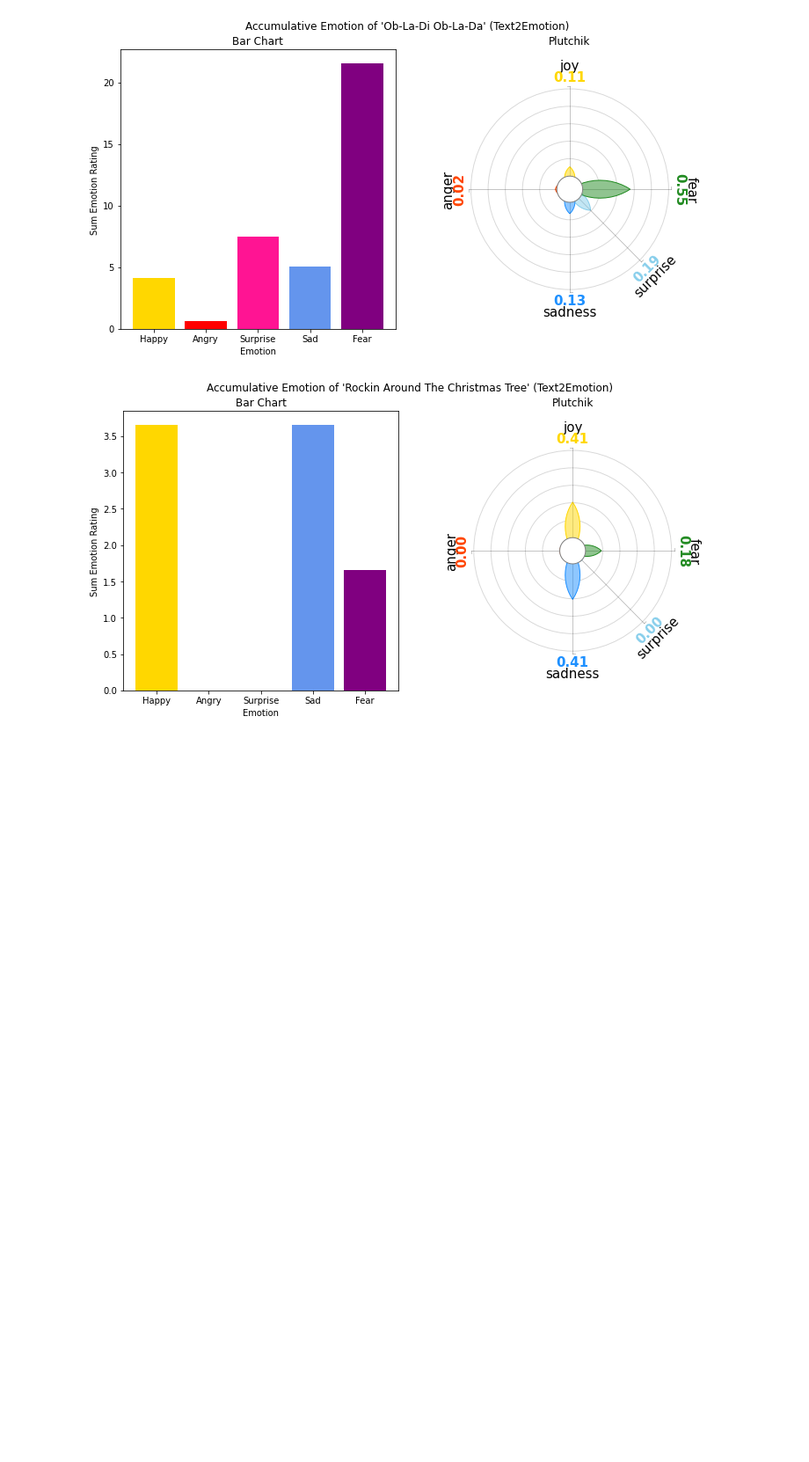
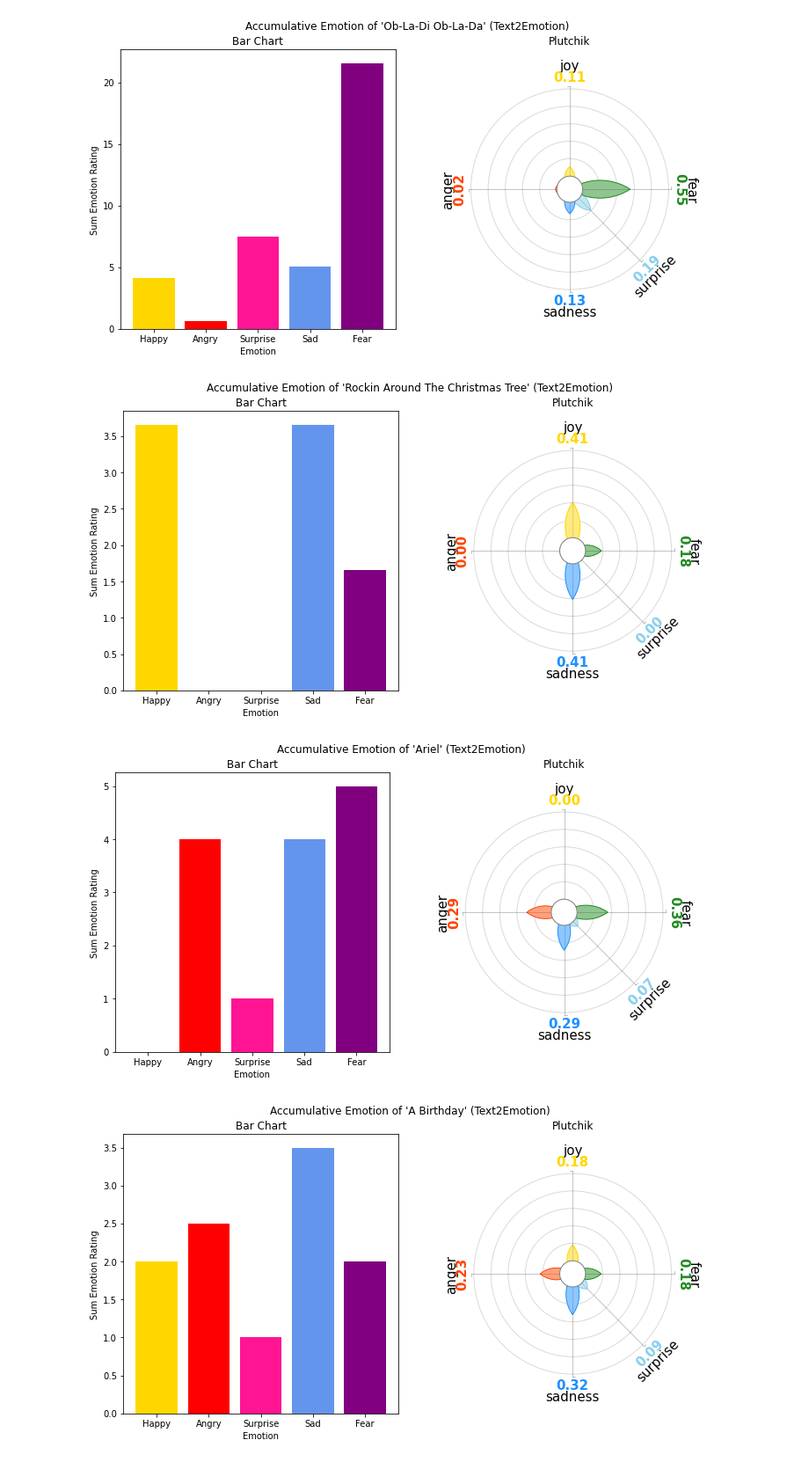
Before and after one commit to bethmward/MetreMuse, a Jupyter notebook: Accumulative Emotion/Text2Emotion_Accumulative_Histogram.ipynb, the cells around one changed output. Shown at 88% size. Saved outputs shown, nothing was run; the diff lists cells and outputs as text; code cells hidden in the pictures; blank space fills up the shorter version.

Commit message:
Some Extra Graphs for Report
Finishing touches, completionism.

```diff
--- a/Accumulative Emotion/Text2Emotion_Accumulative_Histogram.ipynb
+++ b/Accumulative Emotion/Text2Emotion_Accumulative_Histogram.ipynb
@@ -90,10 +90,10 @@ def text2emotion_hist(filename, title) :
 
     return 0
 # %%
-poetry = os.listdir('pos_songs/')
+psongs = os.listdir('pos_songs/')
 x = 0
 
-for l in poetry :
+for l in psongs :
     filename = "pos_songs/" + l
     l = l.replace(".txt", "")
     l = l.replace("_", " ")
@@ -105,3 +105,16 @@ for l in poetry :
 [figure]
 [figure]
 [figure]
+# %%
+poetry = os.listdir('../poetry/')
+x = 0
+
+for l in poetry :
+    filename = "../poetry/" + l
+    l = l.replace(".txt", "")
+    l = l.replace("_", " ")
+    title = l.title()
+    x = text2emotion_hist(filename, title)
+# %% [output]
+[figure, added]
+[figure, added]
```
Also changed, not shown: parts of 2 cells of this notebook, 3 other files.
